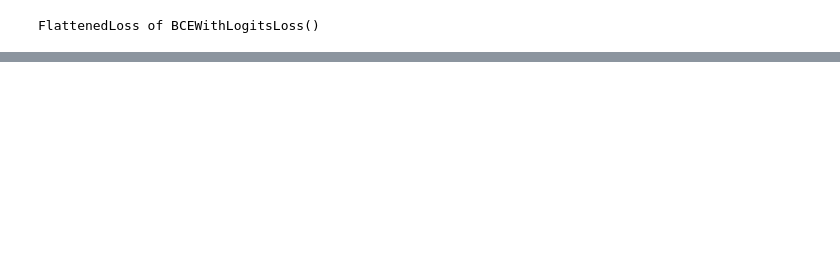
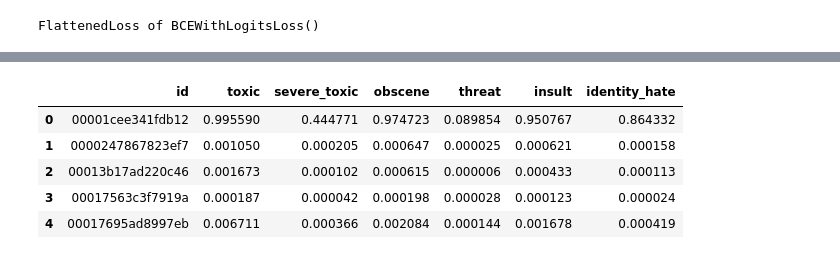
Before and after one commit to kuptservol/kaggle, a Jupyter notebook: jigsaw-toxic-comment-classification.ipynb, the cells around one changed output, grey strips where cells are left out. Cells and saved outputs as stored; diff of their text form; code cells hidden in the pictures; blank space fills up the shorter version.

```diff
--- a/jigsaw-toxic-comment-classification.ipynb
+++ b/jigsaw-toxic-comment-classification.ipynb
@@ -121,0 +250,2 @@ tensor([0.4946, 0.5299, 0.5216, 0.4970, 0.4755, 0.5269])
+# %%
+learn = load_learner(path, test=test)
@@ -121,0 +256,2 @@ tensor([0.4946, 0.5299, 0.5216, 0.4970, 0.4755, 0.5269])
+# %%
+preds, x = learn.get_preds(ds_type=DatasetType.Test)
@@ -121,0 +260,13 @@ tensor([0.4946, 0.5299, 0.5216, 0.4970, 0.4755, 0.5269])
+# %%
+submid = pd.DataFrame({'id': subm["id"]})
+# %%
+submission = pd.concat([submid, pd.DataFrame(preds.numpy(), columns = label_cols)], axis=1)
+# %%
+submission.head()
+# %% [output]
+|  | id | toxic | severe_toxic | obscene | threat | insult | identity_hate |
+| 0 | 00001cee341fdb12 | 0.995590 | 0.444771 | 0.974723 | 0.089854 | 0.950767 | 0.864332 |
+| 1 | 0000247867823ef7 | 0.001050 | 0.000205 | 0.000647 | 0.000025 | 0.000621 | 0.000158 |
+| 2 | 00013b17ad220c46 | 0.001673 | 0.000102 | 0.000615 | 0.000006 | 0.000433 | 0.000113 |
+| 3 | 00017563c3f7919a | 0.000187 | 0.000042 | 0.000198 | 0.000028 | 0.000123 | 0.000024 |
+| 4 | 00017695ad8997eb | 0.006711 | 0.000366 | 0.002084 | 0.000144 | 0.001678 | 0.000419 |
```
Also changed, not shown: parts of 32 cells of this notebook.
